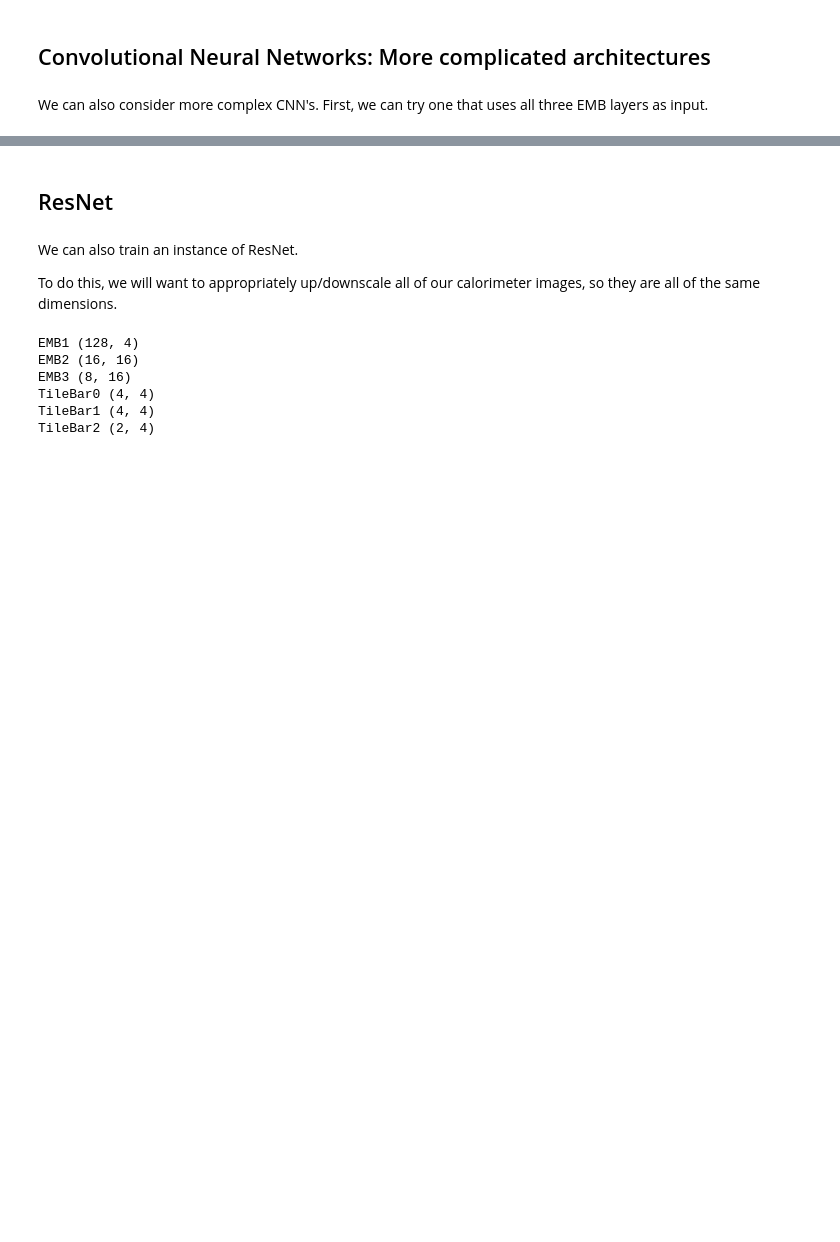
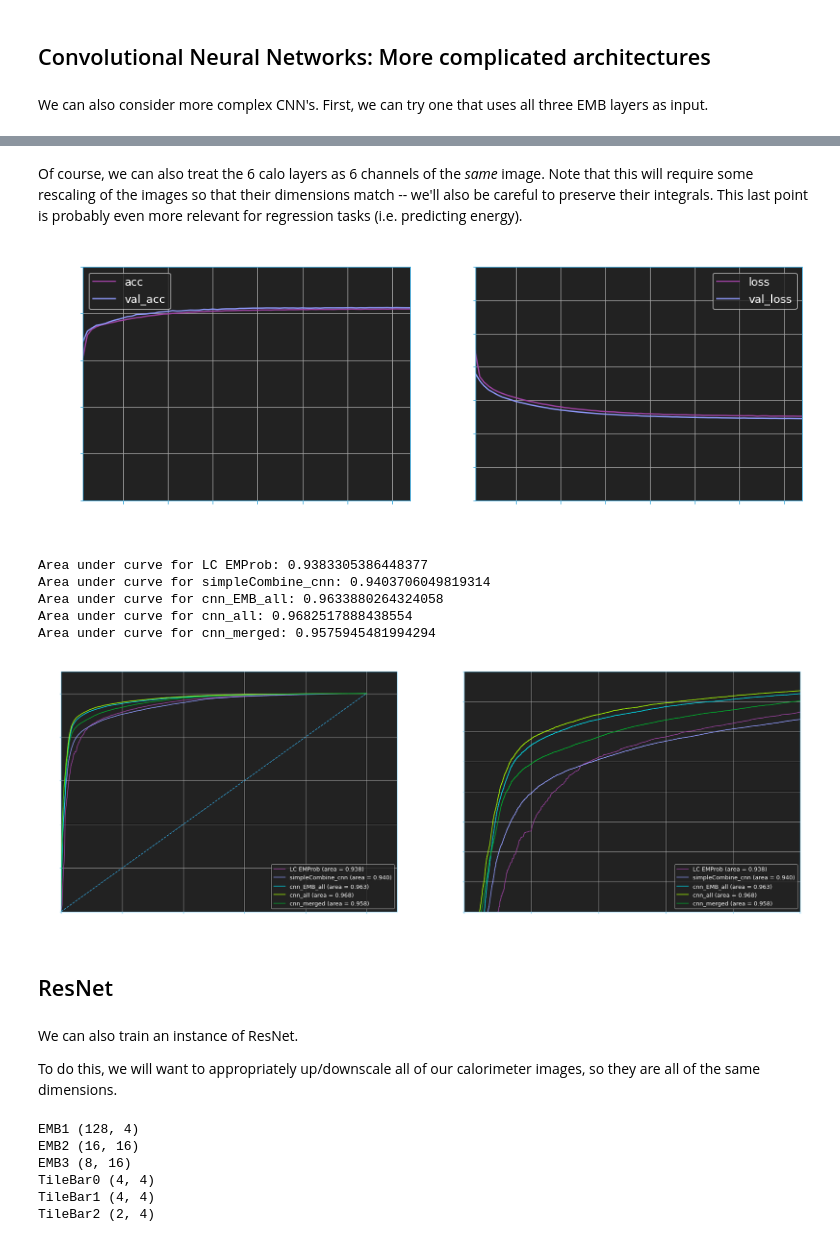
Before and after one commit to atlas-calo-ml/caloml-atlas, a Jupyter notebook: classifier/TopoClusterClassifier_Jan.ipynb, the cells around one changed output, grey strips where cells are left out. Drawn from its saved outputs; the diff is of its cells as text; code cells hidden in the pictures; blank space fills up the shorter version.

```diff
--- a/classifier/TopoClusterClassifier_Jan.ipynb
+++ b/classifier/TopoClusterClassifier_Jan.ipynb
@@ -778,0 +868,2 @@ Area under curve for cnn_EMB_all: 0.9670862412749002
+# %% [markdown]
+Of course, we can also treat the 6 calo layers as 6 channels of the *same* image. Note that this will require some rescaling of the images so that their dimensions match -- we'll also be careful to preserve their integrals. This last point is probably even more relevant for regression tasks (i.e. predicting energy).
@@ -779,3 +930,34 @@ Area under curve for cnn_EMB_all: 0.9670862412749002
+# %%
+cpu.MetricPlot(
+    model_history,
+    plotpath=plotpath,
+    model_keys=['cnn_merged'],
+    plotstyle=plotstyle
+)
+
+cpu.RocCurves(
+    model_scores,
+    data_labels=plabels[:,1],
+    indices=pdata_merged.test,
+    roc_fpr=roc_fpr,
+    roc_tpr=roc_tpr,
+    roc_thresh=roc_thresh,
+    roc_auc=roc_auc,
+    plotpath=plotpath,
+    plotname='ROC_cnn_merged',
+    drawPlots=True,
+    plotstyle=plotstyle,
+    figsize=(30,10),
+    model_keys=['LC EMProb', 'simpleCombine_cnn', 'cnn_EMB_all', 'cnn_all', 'cnn_merged']
+)
+# %% [output]
+[figure, added]
+Area under curve for LC EMProb: 0.9383305386448377
+Area under curve for simpleCombine_cnn: 0.9403706049819314
+Area under curve for cnn_EMB_all: 0.9633880264324058
+Area under curve for cnn_all: 0.9682517888438554
+Area under curve for cnn_merged: 0.9575945481994294
+[figure, added]
 # %% [markdown]
 ## ResNet
 # %% [markdown]
```
Also changed, not shown: parts of 22 cells of this notebook, 2 other files.
